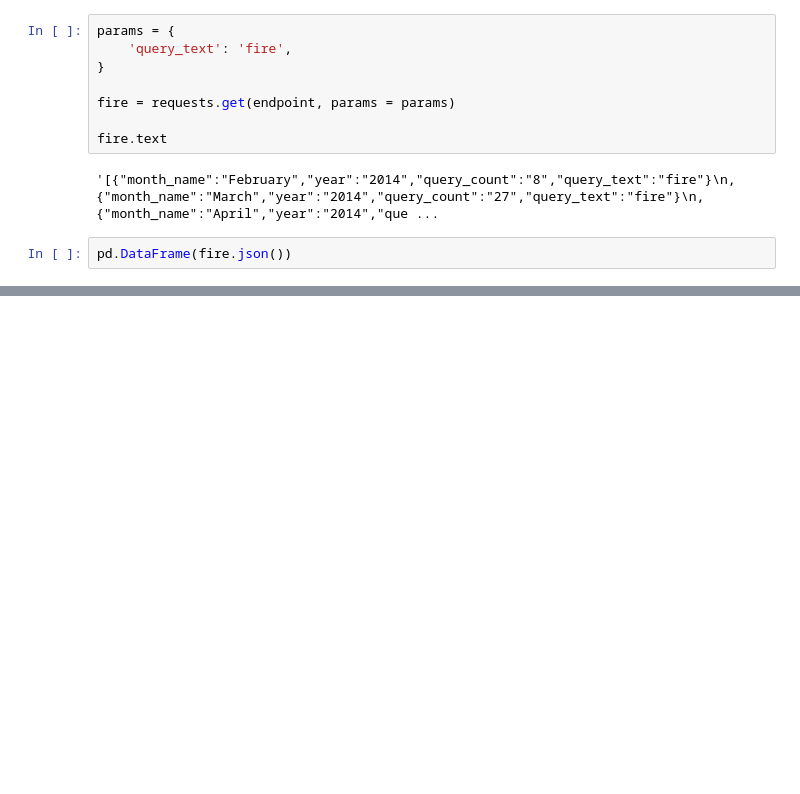
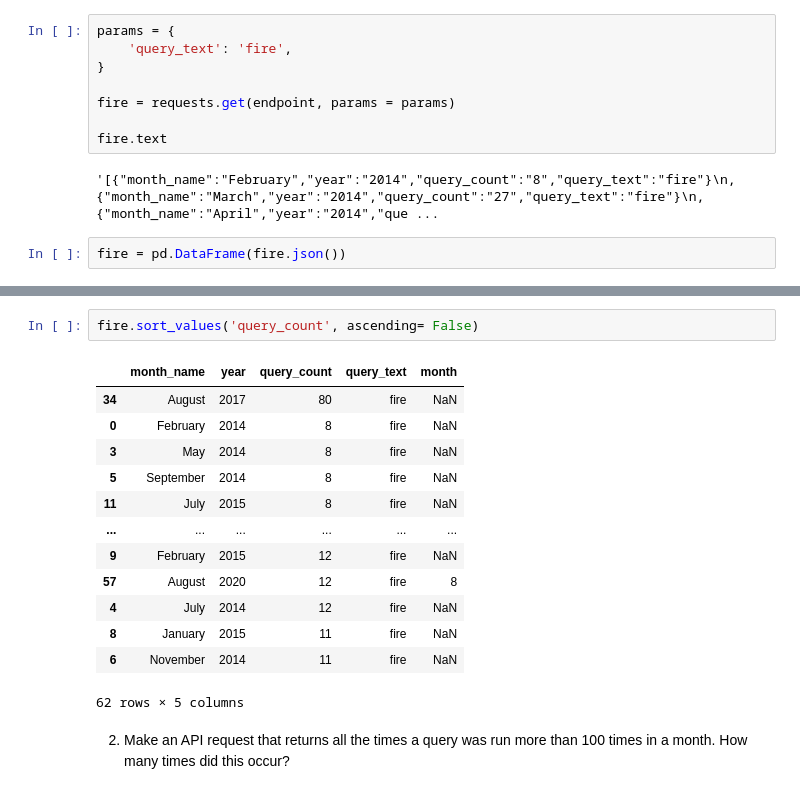
Before and after one commit to NSS-Data-Analytics-Cohort-10/api-t-white-21, a Jupyter notebook: notebooks/API1.ipynb, the cells around one changed output, grey strips where cells are left out. Saved outputs shown, nothing was run; the diff lists cells and outputs as text; blank space fills up the shorter version.

```diff
--- a/notebooks/API1.ipynb
+++ b/notebooks/API1.ipynb
@@ -29,4 +31,4 @@ fire.text
 # %% [output]
 '[{"month_name":"February","year":"2014","query_count":"8","query_text":"fire"}\n,{"month_name":"March","year":"2014","query_count":"27","query_text":"fire"}\n,{"month_name":"April","year":"2014","que ...
 # %%
-pd.DataFrame(fire.json())
+fire = pd.DataFrame(fire.json())
@@ -46,0 +44,18 @@ pd.DataFrame(fire.json())
+# %%
+fire.sort_values('query_count', ascending= False)
+# %% [output]
+|  | month_name | year | query_count | query_text | month |
+| 34 | August | 2017 | 80 | fire | NaN |
+| 0 | February | 2014 | 8 | fire | NaN |
+| 3 | May | 2014 | 8 | fire | NaN |
+| 5 | September | 2014 | 8 | fire | NaN |
+| 11 | July | 2015 | 8 | fire | NaN |
+| ... | ... | ... | ... | ... | ... |
+| 9 | February | 2015 | 12 | fire | NaN |
+| 57 | August | 2020 | 12 | fire | 8 |
+| 4 | July | 2014 | 12 | fire | NaN |
+| 8 | January | 2015 | 11 | fire | NaN |
+| 6 | November | 2014 | 11 | fire | NaN |
+62 rows × 5 columns
+# %% [markdown]
+2. Make an API request that returns all the times a query was run more than 100 times in a month. How many times did this occur?
```
Also changed, not shown: parts of 3 cells of this notebook, 1 other file.
